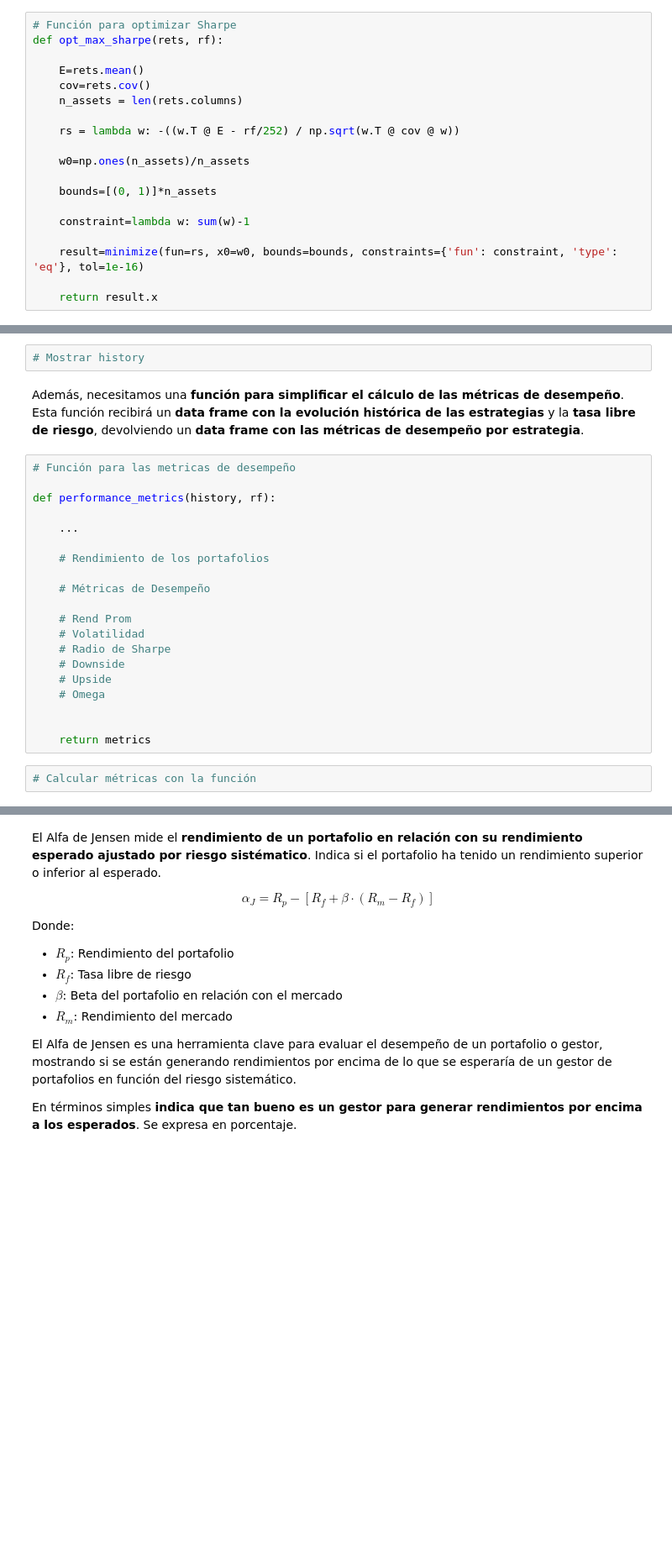
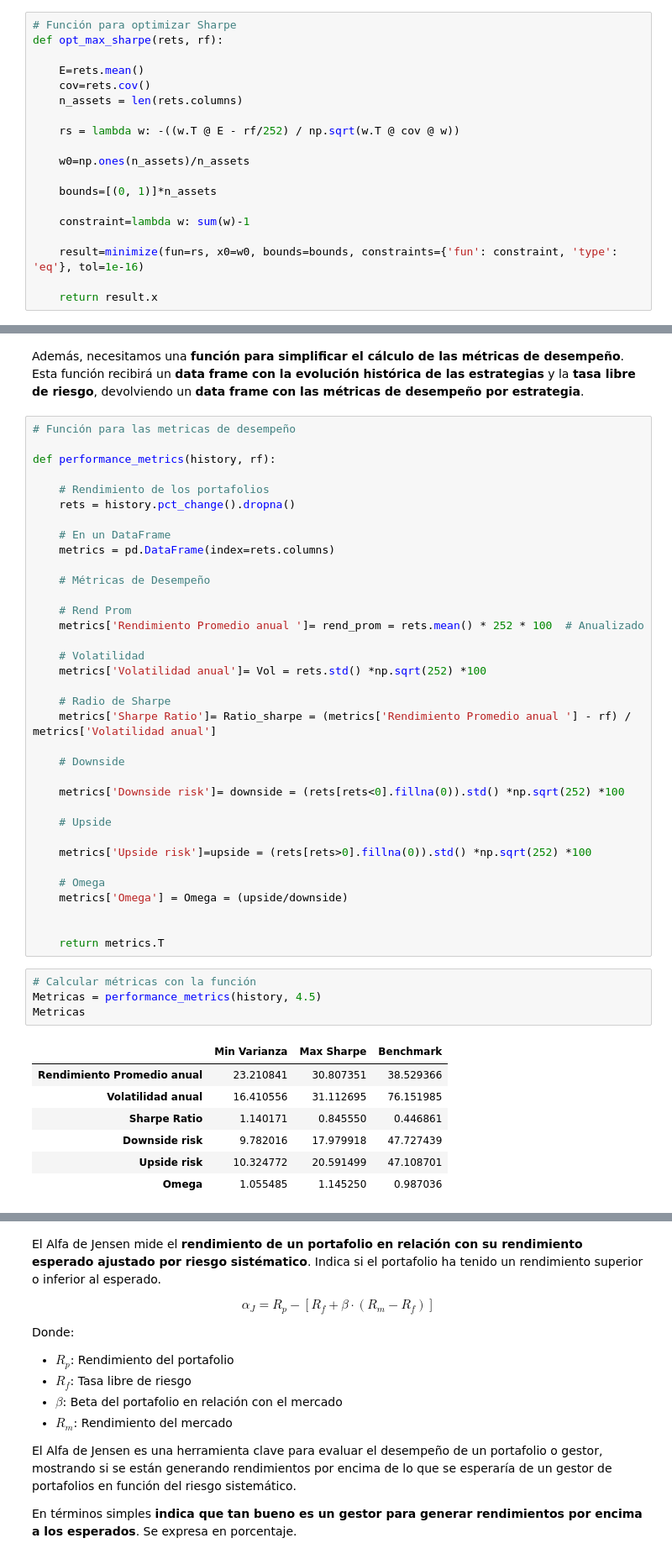
Before and after one commit to ppmelch/Portafolios-de-Inversi-n, a Jupyter notebook: Parcial 2/C 13/C 13.ipynb, the cells around one changed output, grey strips where cells are left out. Shown at 84% size. Drawn from its saved outputs; the diff is of its cells as text; blank space fills up the shorter version.

```diff
--- a/Parcial 2/C 13/C 13.ipynb
+++ b/Parcial 2/C 13/C 13.ipynb
@@ -134,5 +171,3 @@ def static_backtesting(prices: pd.DataFrame, benchmark: pd.DataFrame, weights: d
-# %%
-# Mostrar history
 # %% [markdown]
 Además, necesitamos una **función para simplificar el cálculo de las métricas de desempeño**. Esta función recibirá un **data frame con la evolución histórica de las estrategias** y la **tasa libre de riesgo**, devolviendo un **data frame con las métricas de desempeño por estrategia**.
 # %%
@@ -140,23 +175,48 @@ Además, necesitamos una **función para simplificar el cálculo de las métrica
 
 def performance_metrics(history, rf):
 
-    ...
+    # Rendimiento de los portafolios
+    rets = history.pct_change().dropna()
 
-    # Rendimiento de los portafolios
+    # En un DataFrame
+    metrics = pd.DataFrame(index=rets.columns)
 
     # Métricas de Desempeño
 
     # Rend Prom
+    metrics['Rendimiento Promedio anual ']= rend_prom = rets.mean() * 252 * 100  # Anualizado
+
     # Volatilidad
+    metrics['Volatilidad anual']= Vol = rets.std() *np.sqrt(252) *100
+
     # Radio de Sharpe
+    metrics['Sharpe Ratio']= Ratio_sharpe = (metrics['Rendimiento Promedio anual '] - rf) / metrics['Volatilidad anual']
+
     # Downside
+
+    metrics['Downside risk']= downside = (rets[rets<0].fillna(0)).std() *np.sqrt(252) *100
+
     # Upside
+
+    metrics['Upside risk']=upside = (rets[rets>0].fillna(0)).std() *np.sqrt(252) *100
+
     # Omega
+    metrics['Omega'] = Omega = (upside/downside)
 
 
-    return metrics
+    return metrics.T
 # %%
 # Calcular métricas con la función
+Metricas = performance_metrics(history, 4.5)
+Metricas
+# %% [output]
+|  | Min Varianza | Max Sharpe | Benchmark |
+| Rendimiento Promedio anual | 23.210841 | 30.807351 | 38.529366 |
+| Volatilidad anual | 16.410556 | 31.112695 | 76.151985 |
+| Sharpe Ratio | 1.140171 | 0.845550 | 0.446861 |
+| Downside risk | 9.782016 | 17.979918 | 47.727439 |
+| Upside risk | 10.324772 | 20.591499 | 47.108701 |
+| Omega | 1.055485 | 1.145250 | 0.987036 |
 # %% [markdown]
 ---
 
```
Also changed, not shown: parts of 24 cells of this notebook.
